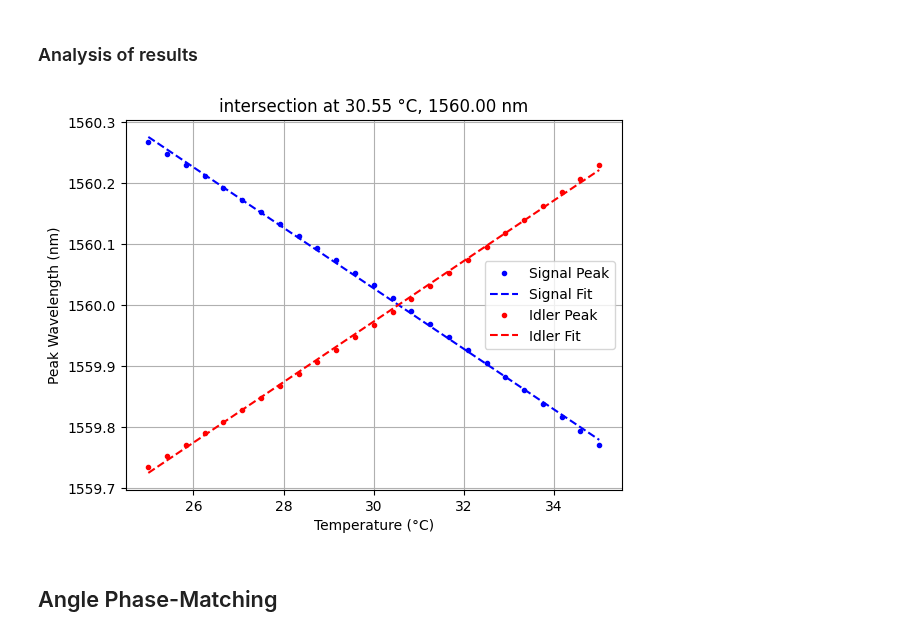
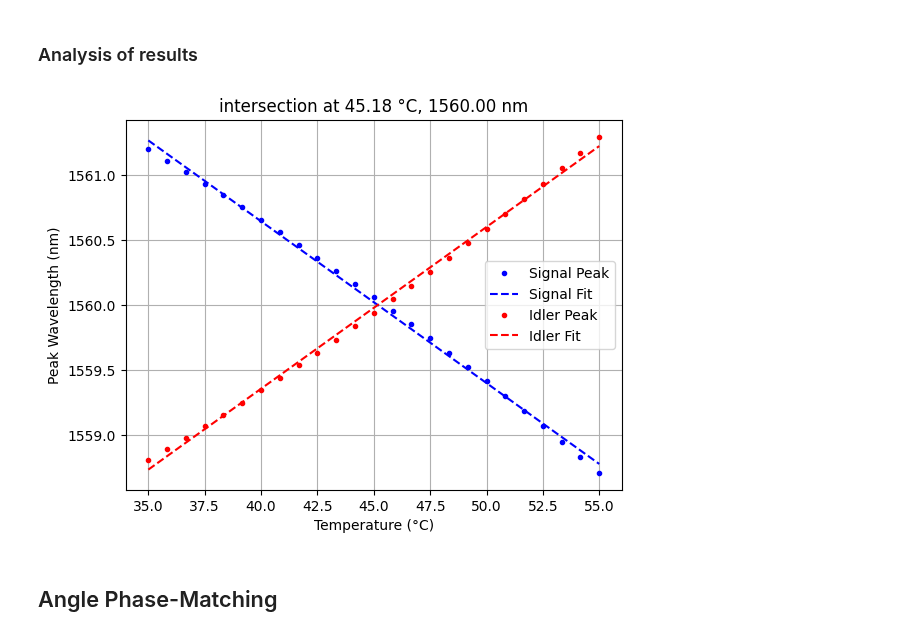
Before and after one commit to nicosieber/PhotonPairLab, a Jupyter notebook: demo.ipynb, the cells around one changed output. Drawn from its saved outputs; the diff is of its cells as text; code cells hidden in the pictures.

```diff
--- a/demo.ipynb
+++ b/demo.ipynb
@@ -18,9 +19,9 @@ from photonpairlab.qpm.materials_qpm import KTP1
 ### Preparing and running simulation
 # %%
 # Initialize crystal parameters
-Lc = 46.175e-6                # Coherence length (in meters)
+Lc = 46.1e-6                # Coherence length (in meters)
 Lo = 30e-3                    # Crystal length (in meters)
-T = 22.15                    # Temperature (in degrees Celsius)
+T = 30.55                 # Temperature (in degrees Celsius)
 w = 18e-6                     # Domain width parameter (in meters)
 
 material = KTP1()
@@ -32,11 +33,11 @@ pulse_duration = 1.7e-12      # Pulse duration (in seconds)
 laser = PulsedLaser(wavelength_pump, pulse_duration=pulse_duration)
 
 # Generate the poling pattern in the crystal
-crystal.generate_poling(laser=laser, mode='sub-coherence', resolution=5)
+crystal.generate_poling(laser=laser, mode='periodic', resolution=5)
 
 # Create and run the simulation
 simulation = SPDC_Simulation(crystal, laser)
-results = simulation.run_simulation(steps=50, dev=5)
+results = simulation.run_simulation(steps=100, dev=4.3)
 # %% [markdown]
 ### Access and plot results
 # %%
@@ -53,0 +57,30 @@ fig, ax = plotter.plot_schmidt_coefficients(fitting_function=gaussian)
+# %%
+# Initialize the HOMAnalyzer with two results
+analyzer = HOMAnalyzer(results, results)
+
+# Compute two-mode HOM interference and time-domain data
+hom_data1 = analyzer.compute_two_mode_HOM(mode1="signal", mode2="signal")
+hom_data2 = analyzer.compute_two_mode_HOM(mode1="idler", mode2="idler")
+
+# Access the results
+P_tau_rescaled_cross1 = hom_data1["P_tau_rescaled_cross"]
+t_signal1 = hom_data1["time_axis"]
+P_tau_rescaled_cross2 = hom_data2["P_tau_rescaled_cross"]
+t_signal2 = hom_data2["time_axis"]
+
+# Apply threshold masks
+threshold = 7500#np.amax(t_signal1)
+mask = (t_signal1 >= -threshold) & (t_signal1 <= threshold)
+
+# Plot the results
+plt.figure(figsize=(10, 6))
+plt.plot(t_signal1[mask], P_tau_rescaled_cross1[mask], label="signal-signal", color="red")
+plt.plot(t_signal2[mask], P_tau_rescaled_cross2[mask], label="idler-idler", color="blue")
+
+plt.xlabel("Time delay (fs)")
+plt.ylabel("Coincidence probability")
+plt.ylim(0,0.6)
+plt.title("Two-Source HOM Dip")
+plt.legend()
+plt.grid(True)
+plt.show()
@@ -69,12 +108,12 @@ pulse_duration = 1.7e-12      # Pulse duration (in seconds)
 laser = PulsedLaser(wavelength_pump, pulse_duration)
 
 # Define a range of temperatures and create crystals for each temperature
-temperatures = np.linspace(25, 35, 25)
+temperatures = np.linspace(35, 55, 25)
 crystals = [CrystalQPM(Lc, Lo, temperature, w, material, spdc="type-II") for temperature in temperatures]
 
 # Generate the poling pattern in the crystal
 for crystal in crystals:
-    crystal.generate_poling(laser=laser, mode='periodic', resolution=5)
+    crystal.generate_poling(laser=laser, mode='sub-coherence', resolution=5)
 
 # Create and run the simulations
 simulations = [SPDC_Simulation(crystal, laser) for crystal in crystals]
@@ -87,35 +126,35 @@ signal_peaks = []
 idler_peaks = []
 
 for results in results_list:
-    analyzer = SPDC_Analyzer(results)
+    analyzer = SpectralAnalyzer(results)
     signal_fit, idler_fit, _, _ = analyzer.get_signal_idler_fits()
     signal_peaks.append(signal_fit[1])  # Extract the center of the signal peak
     idler_peaks.append(idler_fit[1])    # Extract the center of the idler peak
 
 # Convert peaks to numpy arrays for plotting
 signal_peaks = np.array(signal_peaks)
 idler_peaks = np.array(idler_peaks)
 
 # Perform a linear fit to the peaks
 popt_signal, _ = linear_fit(temperatures, signal_peaks)
 popt_idler, _ = linear_fit(temperatures, idler_peaks)
 x_intersect, y_intersect = linear_intersection_coordinates(*popt_signal, *popt_idler)
 
 # Plot the results
 fig, ax = plt.subplots()
 ax.plot(temperatures, signal_peaks, marker='.', linestyle='None', color='blue', label='Signal Peak')
 ax.plot(temperatures, linear(temperatures, *popt_signal), color='blue', linestyle='--', label='Signal Fit')
 ax.plot(temperatures, idler_peaks, marker='.', linestyle='None', color='red', label='Idler Peak')
 ax.plot(temperatures, linear(temperatures, *popt_idler), color='red', linestyle='--', label='Idler Fit')
 ax.set_xlabel('Temperature (°C)')
 ax.set_ylabel('Peak Wavelength (nm)')
 ax.set_title(f"intersection at {x_intersect:.2f} °C, {y_intersect:.2f} nm")
 ax.legend()
 ax.yaxis.set_major_formatter(ticker.ScalarFormatter(useOffset=False))
 ax.grid()
 plt.show()
 # %% [output]
-[figure, old version]
+[figure, new version]
 # %% [markdown]
 ## Angle Phase-Matching
 # %% [markdown]
```
Also changed, not shown: parts of 10 cells of this notebook, 6 other files.
